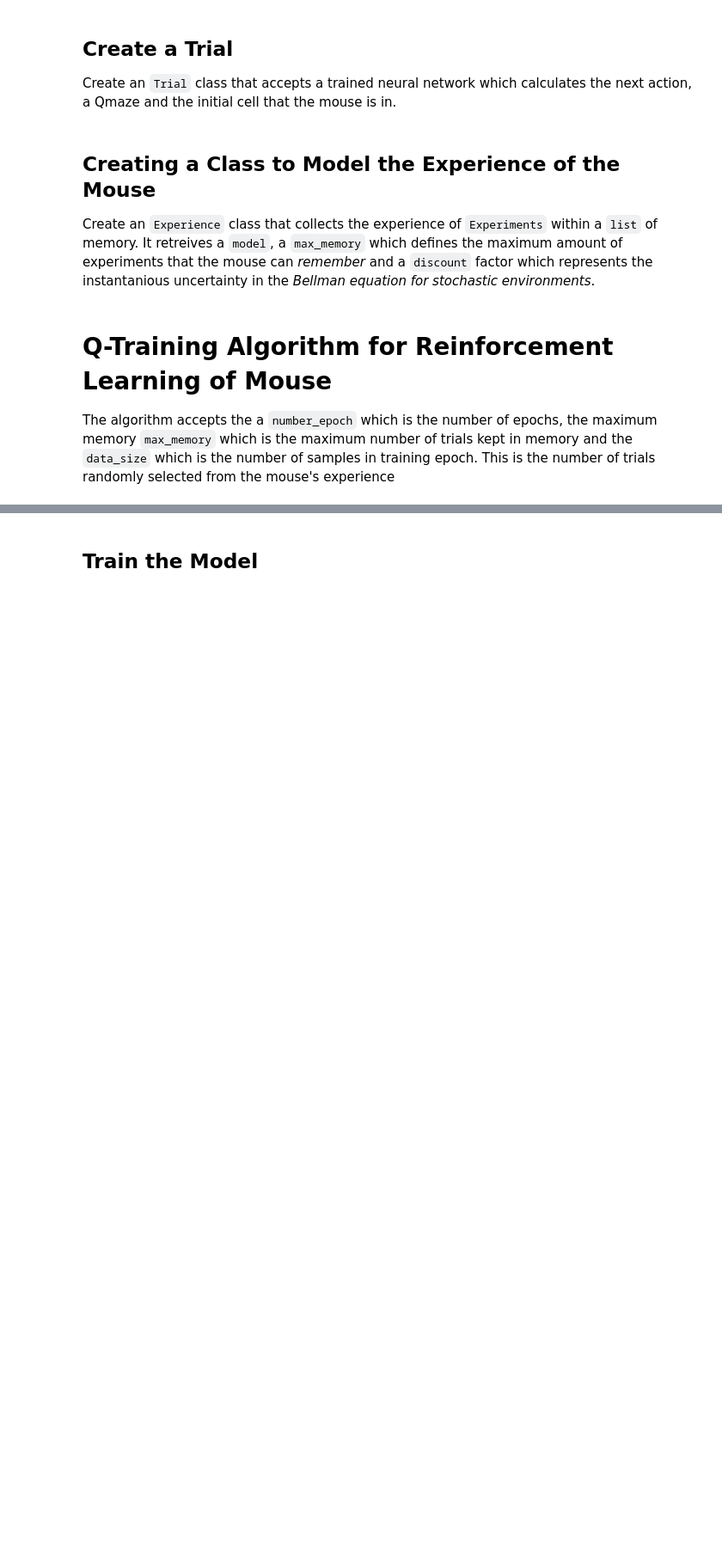
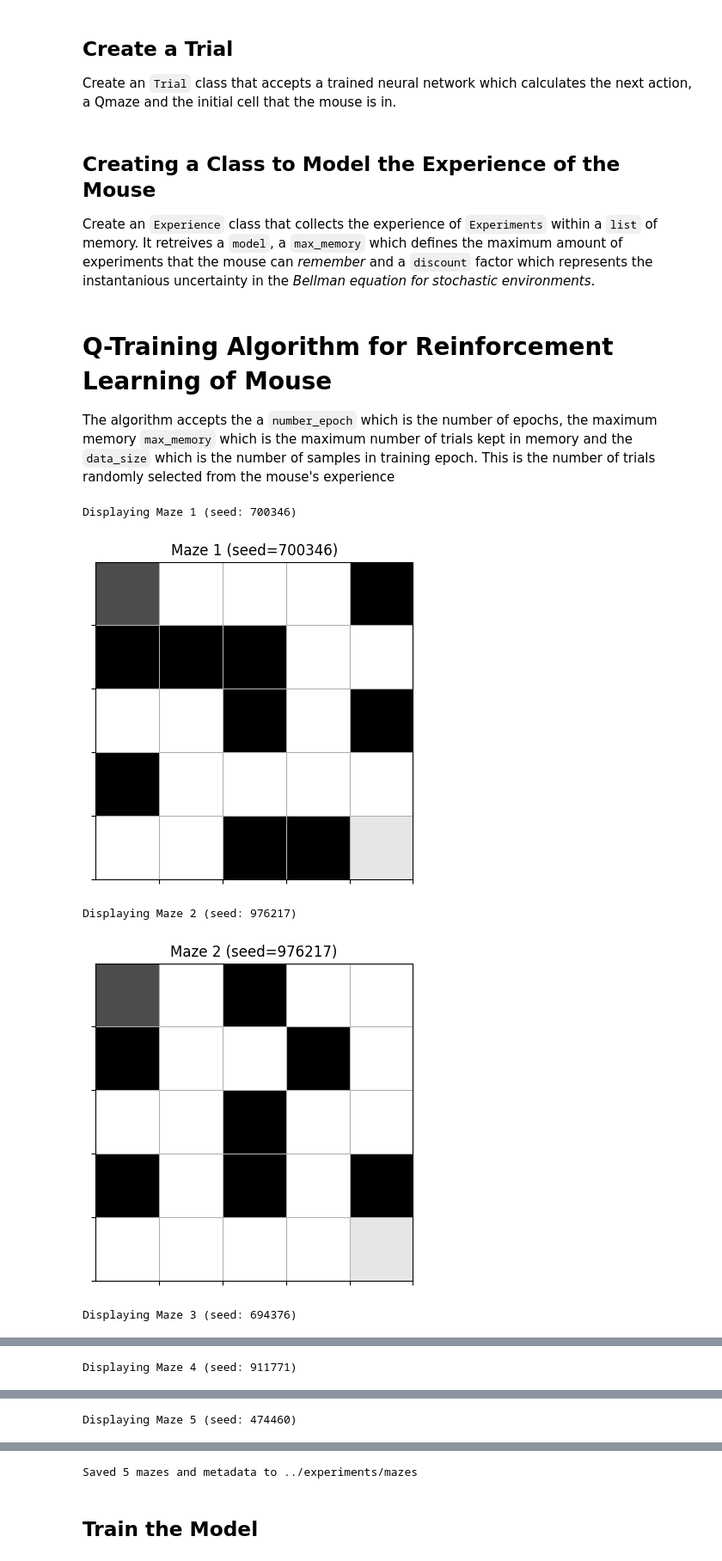
Before and after one commit to j2satkun/rl-maze-pathfinding, a Jupyter notebook: q-learning-train/reinforcement-mouse-learning.ipynb, the cells around one changed output, grey strips where cells are left out. Shown at 86% size. Cells and saved outputs as stored; diff of their text form; code cells hidden in the pictures; blank space fills up the shorter version.

```diff
--- a/q-learning-train/reinforcement-mouse-learning.ipynb
+++ b/q-learning-train/reinforcement-mouse-learning.ipynb
@@ -373,7 +415,7 @@ def generate_random_maze(
         pf_flag = False
         while len(to_stack):
             # Remove random position
-            neighbour = to_stack.pop(randint(0, len(to_stack) - 1))
+            neighbour = to_stack.pop(random.randint(0, len(to_stack) - 1))
 
             # Is the final position,
             # remember that by marking the flag
@@ -538,3 +586,45 @@ def format_time(seconds):
     else:
         h = seconds / 3600.0
         return "%.2f hours" % (h,)
+# %%
+def save_mazes(num=5, size=(5, 5), folder="../experiments/mazes"):
+    os.makedirs(folder, exist_ok=True)
+    metadata = {}
+
+    for i in range(1, num+1):
+        seed = random.randint(0, 1_000_000)
+        random.seed(seed)
+        np.random.seed(seed)
+
+        rows, cols = size
+        maze = generate_random_maze(rows, cols)
+        maze[rows - 1, cols - 1] = 1.0
+        maze[0, 0] = 1.0
+
+        print(f"Displaying Maze {i} (seed: {seed})")
+        show(Qmaze(maze))
+        plt.title(f"Maze {i} (seed={seed})")
+        plt.show()
+
+        filename = f"maze_{i}.npy"
+        full_path = os.path.join(folder, filename)
+        np.save(full_path, maze)
+
+        metadata[f"maze_{i}"] = {
+            "file": filename,
+            "seed": seed,
+            "size": size
+        }
+
+    with open(os.path.join(folder, "mazes.json"), "w") as f:
+        json.dump(metadata, f, indent=4)
+
+    print(f"Saved {num} mazes and metadata to {folder}")
+
+# save_mazes()
+# %% [output]
+Displaying Maze 1 (seed: 700346)
+[figure, added]
+Displaying Maze 2 (seed: 976217)
+[figure, added]
+Displaying Maze 3 (seed: 694376)
@@ -540,0 +632 @@ def format_time(seconds):
+Displaying Maze 4 (seed: 911771)
@@ -540,0 +634 @@ def format_time(seconds):
+Displaying Maze 5 (seed: 474460)
@@ -541,3 +636,4 @@ def format_time(seconds):
+Saved 5 mazes and metadata to ../experiments/mazes
 # %%
 class Experiment(object):
     def __init__(self, maze=generate_random_maze(), model_learning_rate: int = 0.001):
```
Also changed, not shown: parts of 10 cells of this notebook.
